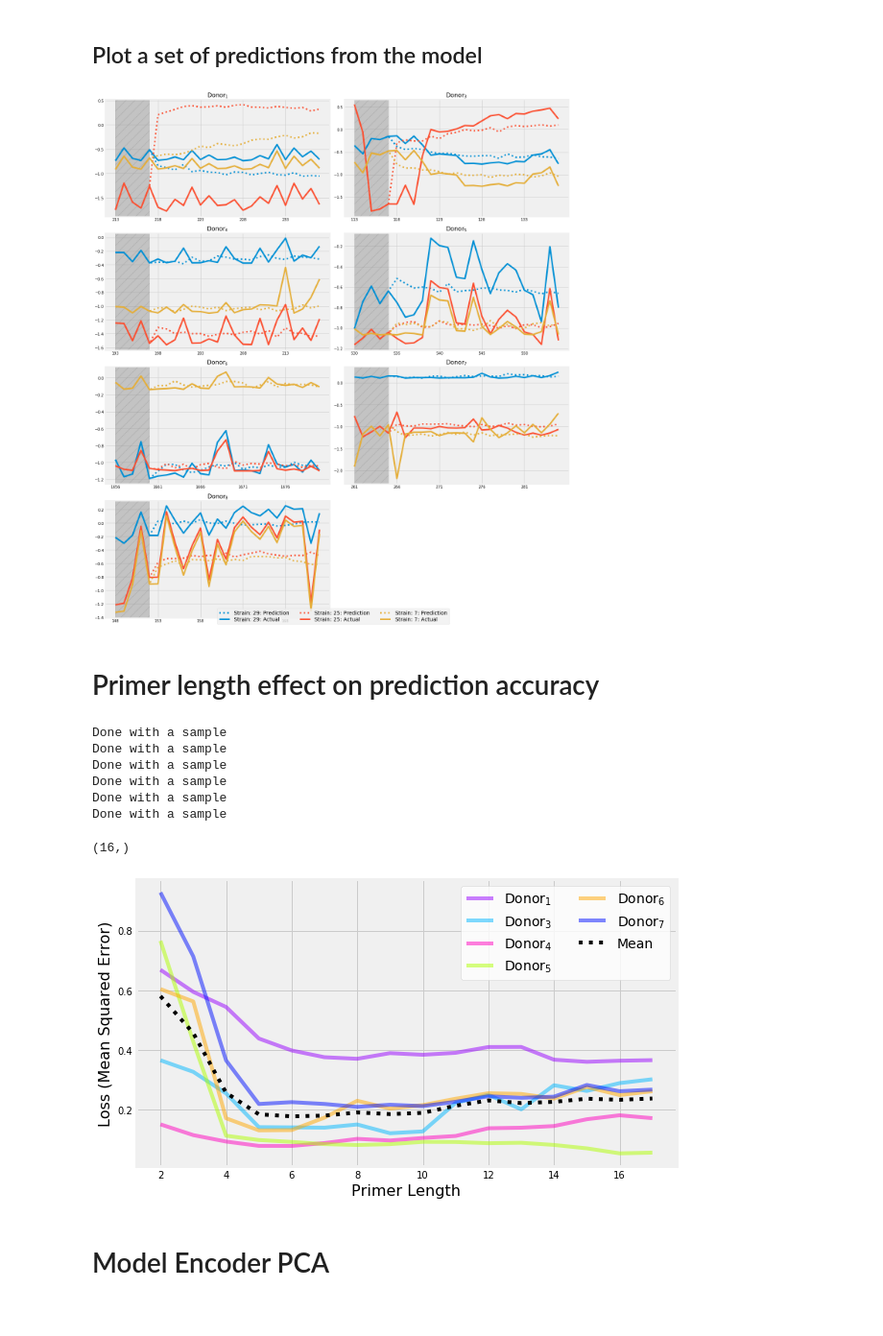
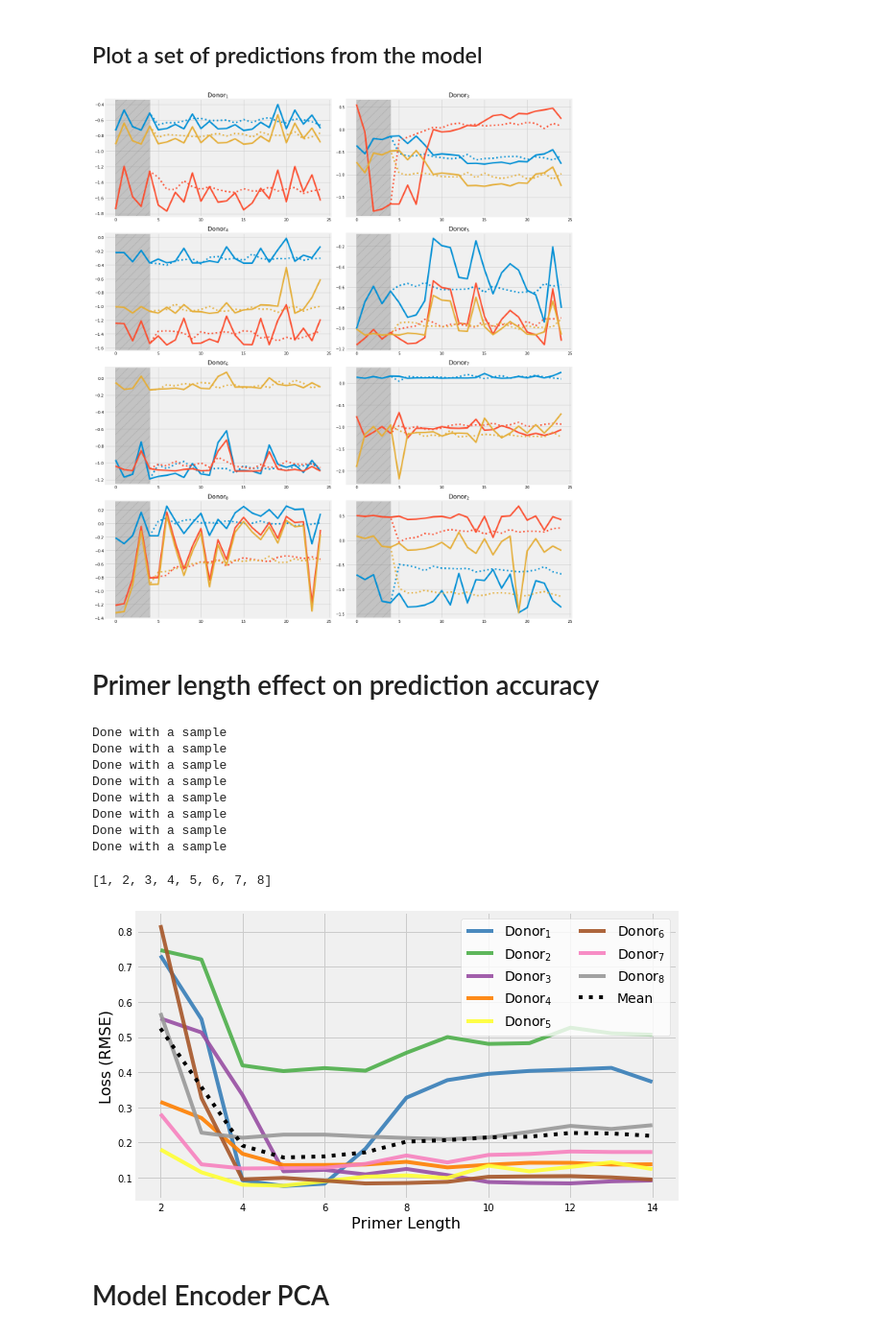
Before and after one commit to michaelwiest/microbiome-rnn, a Jupyter notebook: notebooks/Model Evaluator.ipynb, the cells around one changed output. Shown at 96% size. Cells and saved outputs as stored; diff of their text form; code cells hidden in the pictures.

```diff
--- a/notebooks/Model Evaluator.ipynb
+++ b/notebooks/Model Evaluator.ipynb
@@ -477,7 +479,7 @@ index_to_use = 0 # Training
 # Get the 15 hardest strains to predict. And ig nore all others.
 i = 15
 to_exclude = sorted_indices[index_to_use][:-i]
-
+to_exclude = [23]
 fig = plt.figure(figsize=(6, 4))
 
 # These values are for plotting with the best fit.
@@ -525,17 +527,20 @@ print(r, pval)
 model = model.train()
 # %%
 # How far into the dataset to start for a primer.
+test_index = 2
 start_fraction = 0.78
 starts = [start_fraction] * len(otu_handler.samples)
+starts[test_index] = 0.0
 primer_len = 5
 window_size = 5
 predict_length = 20
-samps = [i for i, s in enumerate(otu_handler.samples) if s.shape[1] * 0.2 > primer_len + predict_length]
-# Range of strain indices to plot.
+samps = [i for i, s in enumerate(otu_handler.samples) if (s.shape[1] * 0.2 > primer_len + predict_length or i == test_index)]
+
+# Strain indices to plot.
 # r = range(10, 13)
 # r = [25, 18, 15]
 # r = [0, 2, 21]
-r = list(np.random.randint(size=3, low=0, high=36))
+# r = list(np.random.randint(size=3, low=0, high=36))
 r = [29, 25, 7]
 # r = [0, 2, 21]
 # Can reconfigure this to actually display relevant strain names.
@@ -555,8 +560,9 @@ axl = ax.flatten()
 
 k = 0
 for i, s in enumerate(otu_handler.samples):
-    if i in samps:
-        start_index = int(starts[k] * s.shape[1])
+    # Print all the examples except the test one.
+    if i in samps and i != test_index:
+        start_index = int(starts[i] * s.shape[1])
         primer, comparison = get_primer_and_comparison_data(otu_handler,
                                                             i,
                                                             start_index,
@@ -575,18 +581,41 @@ for i, s in enumerate(otu_handler.samples):
                 axl[k].plot(comparison[ri, :].T, c=default_colors[j], label='_nolegend_')
         axl[k].axvspan(0, (primer_len) - 1, alpha=0.4, color='gray',
                     label='_nolegend_', hatch='/')
-        axl[k].set_xticks(list(range(primer_len + predict_length))[::5])
-        axl[k].set_xticklabels(list(range(start_index, start_index + primer_len + predict_length))[::5])
+#         axl[k].set_xticks(list(range(primer_len + predict_length))[::5])
+#         axl[k].set_xticklabels(list(range(start_index, start_index + primer_len + predict_length))[::5])
         axl[k].set_title(file_labs[i], fontsize=16)
         k += 1
+
+start_index = int(starts[test_index] * otu_handler.samples[test_index].shape[1])
+primer, comparison = get_primer_and_comparison_data(otu_handler,
+                                                    test_index,
+                                                    start_index,
+                                                    primer_len,
+                                                    predict_length)
+
+# Plot the test example. Have it at the end.
+dream = model.daydream2(primer, predict_len=predict_length)
+
+for j, ri in enumerate(r):
+    axl[k].plot(dream[ri, :, 0].T, ls=':', c=default_colors[j], label='_nolegend_')
+    axl[k].plot(comparison[ri, :].T, c=default_colors[j], label='_nolegend_')
+
+# Plot the priming region.
+axl[k].axvspan(0, (primer_len) - 1, alpha=0.4, color='gray',
+            label='_nolegend_', hatch='/')
+axl[k].set_title(file_labs[test_index], fontsize=16)
+
+
+
+
 # Cleanup
 if num_rows * num_cols != len(samps):
     ax[-1, -1].axis('off')
 plt.tight_layout()
-fig.legend(loc='lower center', ncol=len(r), labelspacing=0.2, fontsize=14)
+# fig.legend(loc='lower center', ncol=len(r), labelspacing=0.2, fontsize=14)
 # plt.suptitle('Model\'s Time-series Predictions', fontsize=24, y=0.9)
 plt.show()
 # %% [output]
-[figure, old version]
+[figure, new version]
 # %% [markdown]
 # Primer length effect on prediction accuracy
@@ -603,8 +622,11 @@ colors2 = [(0.031249343749343756, 1.0, 1.31250131249048e-06, 1.0),
+# %%
+cmap = matplotlib.cm.get_cmap('Set1')
 # %%
-max_primer_len = 18
+max_primer_len = 15
 predict_length = 15
-samps = [i for i, s in enumerate(otu_handler.samples) if s.shape[1] * 0.2 > max_primer_len + predict_length]
+# samps = [i for i, s in enumerate(otu_handler.samples) if s.shape[1] * 0.2 > max_primer_len + predict_length]
 starts = [0.8] * len(otu_handler.samples)
+starts[test_index] = 0
 primer_lens = list(range(2, max_primer_len))
 
 
@@ -633,28 +655,31 @@ Done with a sample
 Done with a sample
 Done with a sample
 Done with a sample
+Done with a sample
+Done with a sample
 # %%
 primer_losses = primer_losses[:, np.all(primer_losses != 0, axis=0)]
 # %%
 fig, ax = plt.subplots(figsize=(9, 5.5))
 m = primer_losses.mean(axis=1)
-print(m.shape)
+print(samps)
 for i in range(primer_losses.shape[1]):
-    plt.plot(primer_losses[:, i], label=file_labs[samps[i]], alpha=0.5, c=colors2[samps[i]])
+    plt.plot(primer_losses[:, i], label=file_labs[samps[i]], alpha=0.9, c=cmap(samps[i]))
 plt.plot(m, label='Mean', ls=':', c='black')
 legend = plt.legend(frameon = 1, loc='upper right', fontsize=14, ncol=2)
 
 frame = legend.get_frame()
 frame.set_facecolor('white')
 ax.set_xticks(list(range(len(primer_lens)))[::2])
 ax.set_xticklabels(primer_lens[::2])
 plt.xlabel('Primer Length', fontsize=16)
-plt.ylabel('Loss (Mean Squared Error)', fontsize=16)
+plt.ylabel('Loss (RMSE)', fontsize=16)
 # plt.title('Increasing Primer Length\nDecreases Loss of Prediction', fontsize=24)
+fig.set_facecolor('white')
 plt.show()
 # %% [output]
-(16,)
+[1, 2, 3, 4, 5, 6, 7, 8]
-[figure, old version]
+[figure, new version]
 # %% [markdown]
 # Model Encoder PCA
 # %%
```
Also changed, not shown: parts of 10 cells of this notebook, 1 other file.
